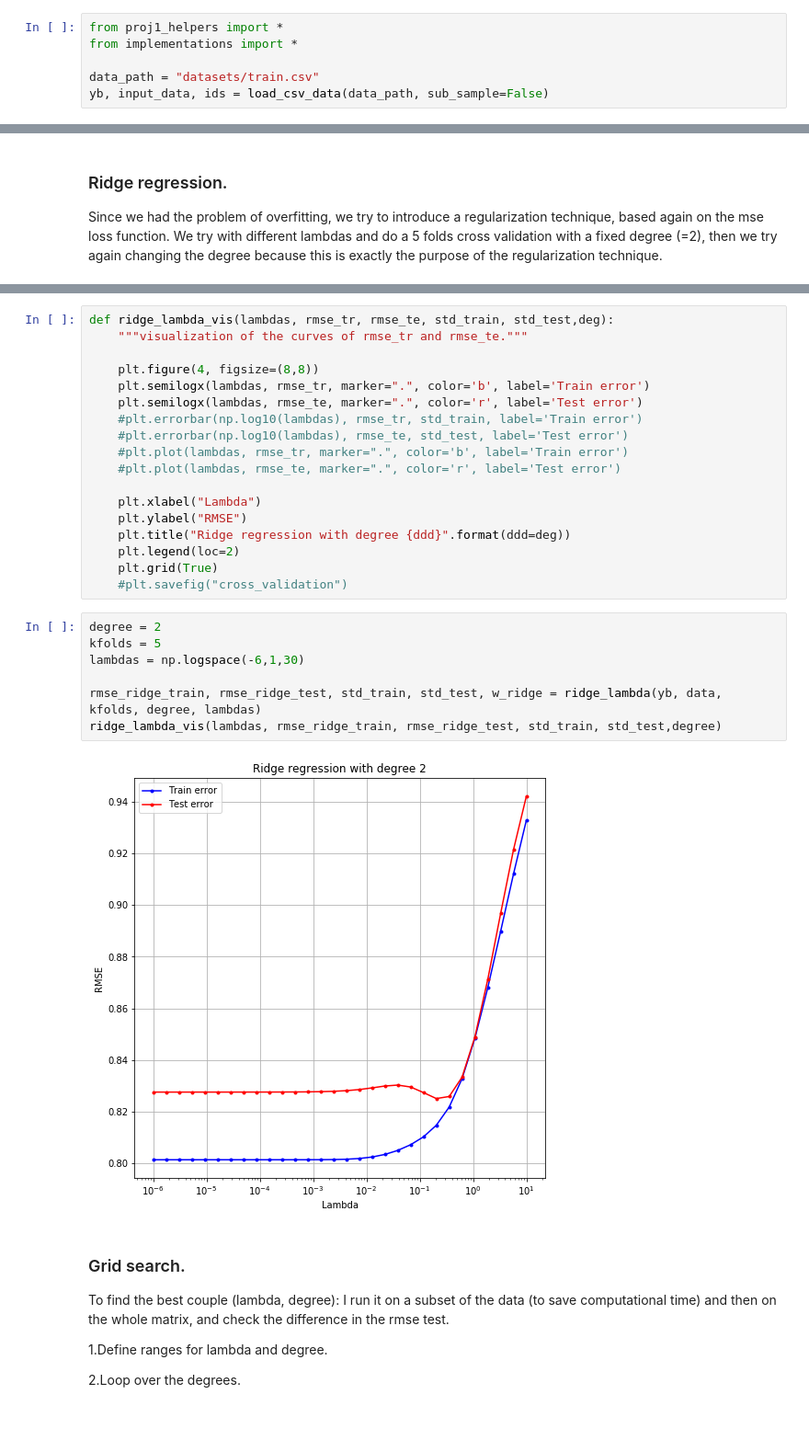
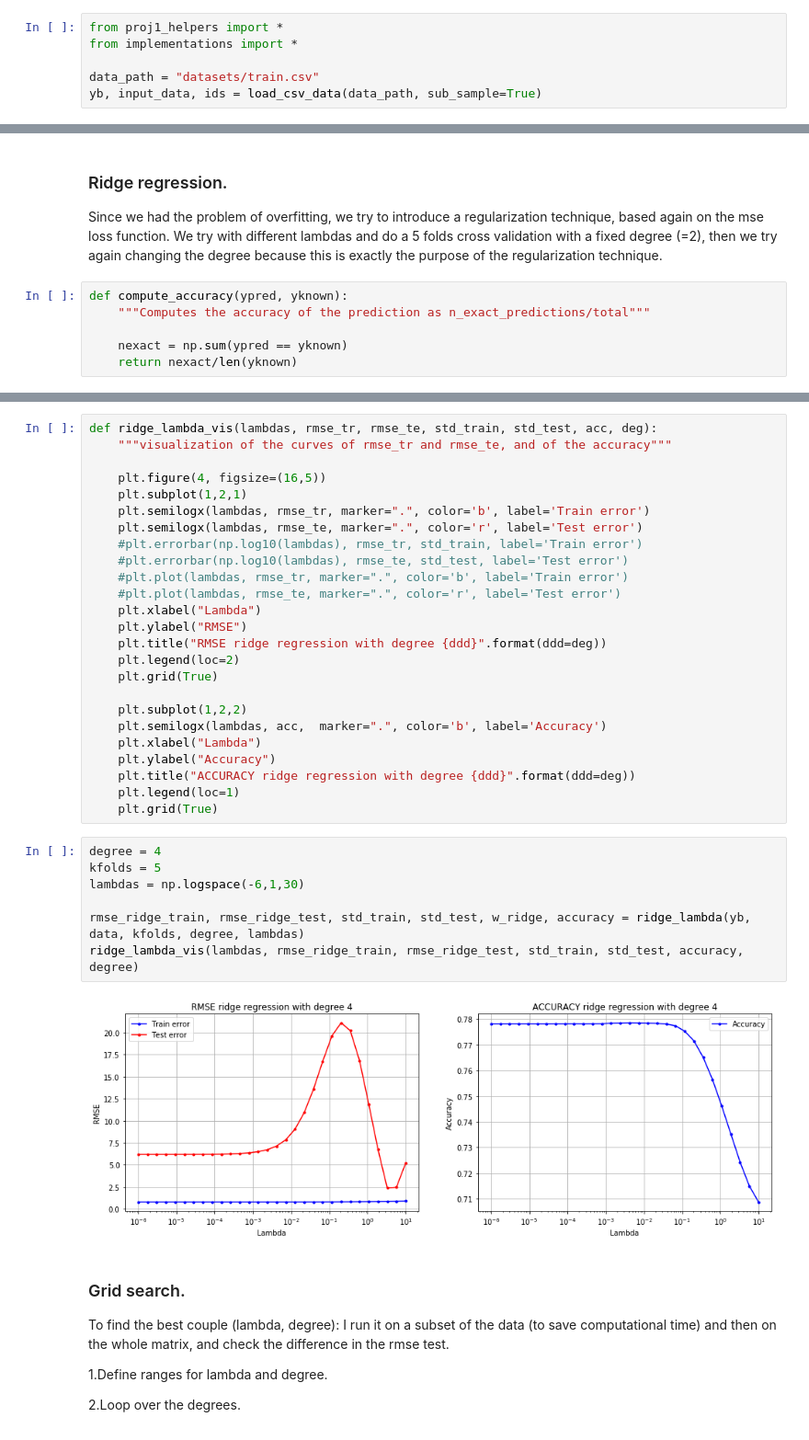
Before and after one commit to EGJ1996/MLProj1, a Jupyter notebook: ML_Project1_Arrigoni.ipynb, the cells around one changed output, grey strips where cells are left out. Shown at 92% size. Drawn from its saved outputs; the diff is of its cells as text.

Commit message:
Accuracy evaluation method

```diff
--- a/ML_Project1_Arrigoni.ipynb
+++ b/ML_Project1_Arrigoni.ipynb
@@ -15,7 +15,7 @@ from proj1_helpers import *
 from implementations import *
 
 data_path = "datasets/train.csv"
-yb, input_data, ids = load_csv_data(data_path, sub_sample=False)
+yb, input_data, ids = load_csv_data(data_path, sub_sample=True)
 # %% [markdown]
 ### Clean data
 We set to 0 the invalid values and standardize the data by columns in order to deal with dimensionless variables that span more or less the same range
@@ -241,6 +242,12 @@ We can't see any useful improvement by using the approximate methods to solve th
 ### Ridge regression.
 Since we had the problem of overfitting, we try to introduce a regularization technique, based again on the mse loss function.
 We try with different lambdas and do a 5 folds cross validation with a fixed degree (=2), then we try again changing the degree because this is exactly the purpose of the regularization technique.
+# %%
+def compute_accuracy(ypred, yknown):
+    """Computes the accuracy of the prediction as n_exact_predictions/total"""
+
+    nexact = np.sum(ypred == yknown)
+    return nexact/len(yknown)
 # %%
 def ridge_lambda(yb, data, kfolds, degree, lambdas):
     """Builds a polynomial basis according to the chosen degree and solves the ridge regression
@@ -297,30 +311,37 @@ def ridge_lambda(yb, data, kfolds, degree, lambdas):
 # %%
-def ridge_lambda_vis(lambdas, rmse_tr, rmse_te, std_train, std_test,deg):
-    """visualization of the curves of rmse_tr and rmse_te."""
+def ridge_lambda_vis(lambdas, rmse_tr, rmse_te, std_train, std_test, acc, deg):
+    """visualization of the curves of rmse_tr and rmse_te, and of the accuracy"""
 
-    plt.figure(4, figsize=(8,8))
+    plt.figure(4, figsize=(16,5))
+    plt.subplot(1,2,1)
     plt.semilogx(lambdas, rmse_tr, marker=".", color='b', label='Train error')
     plt.semilogx(lambdas, rmse_te, marker=".", color='r', label='Test error')
     #plt.errorbar(np.log10(lambdas), rmse_tr, std_train, label='Train error')
     #plt.errorbar(np.log10(lambdas), rmse_te, std_test, label='Test error')
     #plt.plot(lambdas, rmse_tr, marker=".", color='b', label='Train error')
     #plt.plot(lambdas, rmse_te, marker=".", color='r', label='Test error')
-
     plt.xlabel("Lambda")
     plt.ylabel("RMSE")
-    plt.title("Ridge regression with degree {ddd}".format(ddd=deg))
+    plt.title("RMSE ridge regression with degree {ddd}".format(ddd=deg))
     plt.legend(loc=2)
     plt.grid(True)
-    #plt.savefig("cross_validation")
+
+    plt.subplot(1,2,2)
+    plt.semilogx(lambdas, acc,  marker=".", color='b', label='Accuracy')
+    plt.xlabel("Lambda")
+    plt.ylabel("Accuracy")
+    plt.title("ACCURACY ridge regression with degree {ddd}".format(ddd=deg))
+    plt.legend(loc=1)
+    plt.grid(True)
 # %%
-degree = 2
+degree = 4
 kfolds = 5
 lambdas = np.logspace(-6,1,30)
 
-rmse_ridge_train, rmse_ridge_test, std_train, std_test, w_ridge = ridge_lambda(yb, data, kfolds, degree, lambdas)
-ridge_lambda_vis(lambdas, rmse_ridge_train, rmse_ridge_test, std_train, std_test,degree)
+rmse_ridge_train, rmse_ridge_test, std_train, std_test, w_ridge, accuracy = ridge_lambda(yb, data, kfolds, degree, lambdas)
+ridge_lambda_vis(lambdas, rmse_ridge_train, rmse_ridge_test, std_train, std_test, accuracy, degree)
 # %% [output]
-[figure, old version]
+[figure, new version]
 # %% [markdown]
 ### Grid search.
 To find the best couple (lambda, degree): I run it on a subset of the data (to save computational time) and then on the whole matrix, and check the difference in the rmse test.
```
Also changed, not shown: parts of 11 cells of this notebook.
